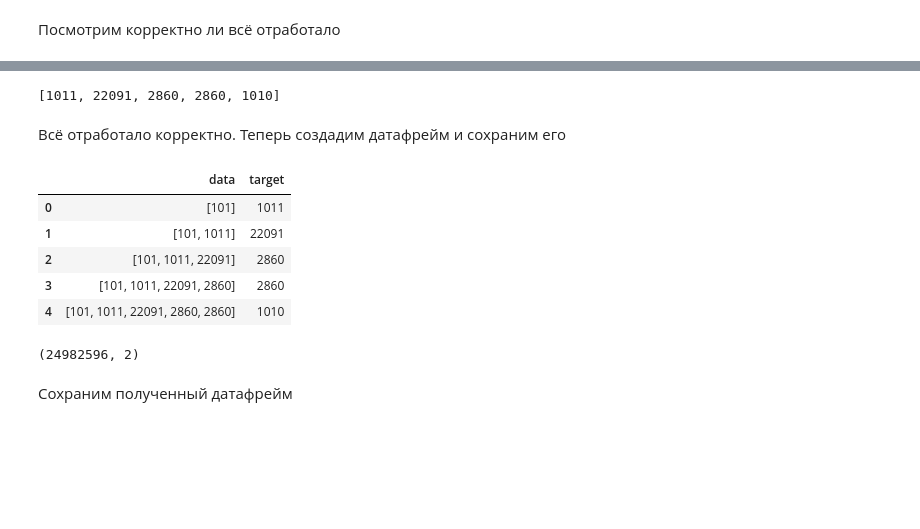
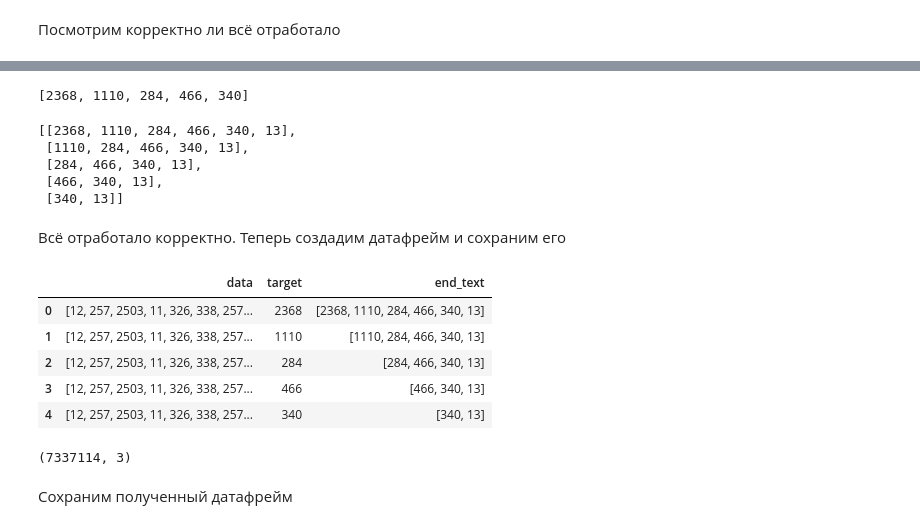
Before and after one commit to Yaroslav-Kn/dle-project-sprint-2, a Jupyter notebook: solution.ipynb, the cells around one changed output, grey strips where cells are left out. Saved outputs shown, nothing was run; the diff lists cells and outputs as text; code cells hidden in the pictures; blank space fills up the shorter version.

Commit message:
Modeling of LSTM finished

```diff
--- a/solution.ipynb
+++ b/solution.ipynb
@@ -131,3 +147,6 @@ plt.show()
+# %%
+mask = [count < 35 for count in word_counts]
+texts = [item for item, mask_value in zip(texts, mask) if mask_value]
 # %% [markdown]
 Посмотрим насколько часто каждое слово встречается в корпусе.
 # %%
@@ -173,7 +192,7 @@ count_of_words.most_common()[:-10:-1]
 # %% [markdown]
 Теперь проведём токенизацию нашего датасета.
 # %%
-model_name = "bert-base-uncased"
+model_name = "distilgpt2"
 tokenizer = AutoTokenizer.from_pretrained(model_name)
 # %%
 token_texts = [tokenizer(text, truncation=True)['input_ids'] for text in tqdm(texts, desc='Очистка тестка')]
@@ -206,17 +225,20 @@ def get_data_and_target(token_texts: list[str]) -> tuple[list[str], list[str]]:
     set_tuple = set()
     data_list = []
     target_list = []
+    end_list = []
     for text in tqdm(token_texts, desc='Создание списков для обучения'):
-        for idx_target in range(1, len(text)):
+        start_point = int(len(text) / 4 * 3) # По заданию для генерации используем 3/4 текста
+        for idx_target in range(max(1, start_point), len(text)):
             # Добавляем только уникальные сочетания data/target чтобы избежать дублей
             item = ' '.join([str(i) for i in text[:idx_target + 1]])
             if (item) not in set_tuple:
                 set_tuple.add(item)
                 data_list.append(text[:idx_target])
                 target_list.append(text[idx_target])
-    return data_list, target_list
+                end_list.append(text[idx_target:])
+    return data_list, target_list, end_list
 # %%
-data_list, target_list = get_data_and_target(token_texts)
+data_list, target_list, end_list = get_data_and_target(token_texts)
 # %% [markdown]
 Посмотрим корректно ли всё отработало
 # %%
@@ -230,26 +264,35 @@ data_list[:5]
 # %%
 target_list[:5]
 # %% [output]
-[1011, 22091, 2860, 2860, 1010]
+[2368, 1110, 284, 466, 340]
+# %%
+end_list[:5]
+# %% [output]
+[[2368, 1110, 284, 466, 340, 13],
+ [1110, 284, 466, 340, 13],
+ [284, 466, 340, 13],
+ [466, 340, 13],
+ [340, 13]]
 # %% [markdown]
 Всё отработало корректно. Теперь создадим датафрейм и сохраним его
 # %%
 df = pd.DataFrame({
     'data': data_list,
-    'target': target_list
+    'target': target_list,
+    'end_text': end_list
 })
 df.head()
 # %% [output]
-|  | data | target |
-| 0 | [101] | 1011 |
-| 1 | [101, 1011] | 22091 |
-| 2 | [101, 1011, 22091] | 2860 |
-| 3 | [101, 1011, 22091, 2860] | 2860 |
-| 4 | [101, 1011, 22091, 2860, 2860] | 1010 |
+|  | data | target | end_text |
+| 0 | [12, 257, 2503, 11, 326, 338, 257... | 2368 | [2368, 1110, 284, 466, 340, 13] |
+| 1 | [12, 257, 2503, 11, 326, 338, 257... | 1110 | [1110, 284, 466, 340, 13] |
+| 2 | [12, 257, 2503, 11, 326, 338, 257... | 284 | [284, 466, 340, 13] |
+| 3 | [12, 257, 2503, 11, 326, 338, 257... | 466 | [466, 340, 13] |
+| 4 | [12, 257, 2503, 11, 326, 338, 257... | 340 | [340, 13] |
 # %%
 df.shape
 # %% [output]
-(24982596, 2)
+(7337114, 3)
 # %% [markdown]
 Сохраним полученный датафрейм
 # %%
```
Also changed, not shown: parts of 60 cells of this notebook, 1 other file.
